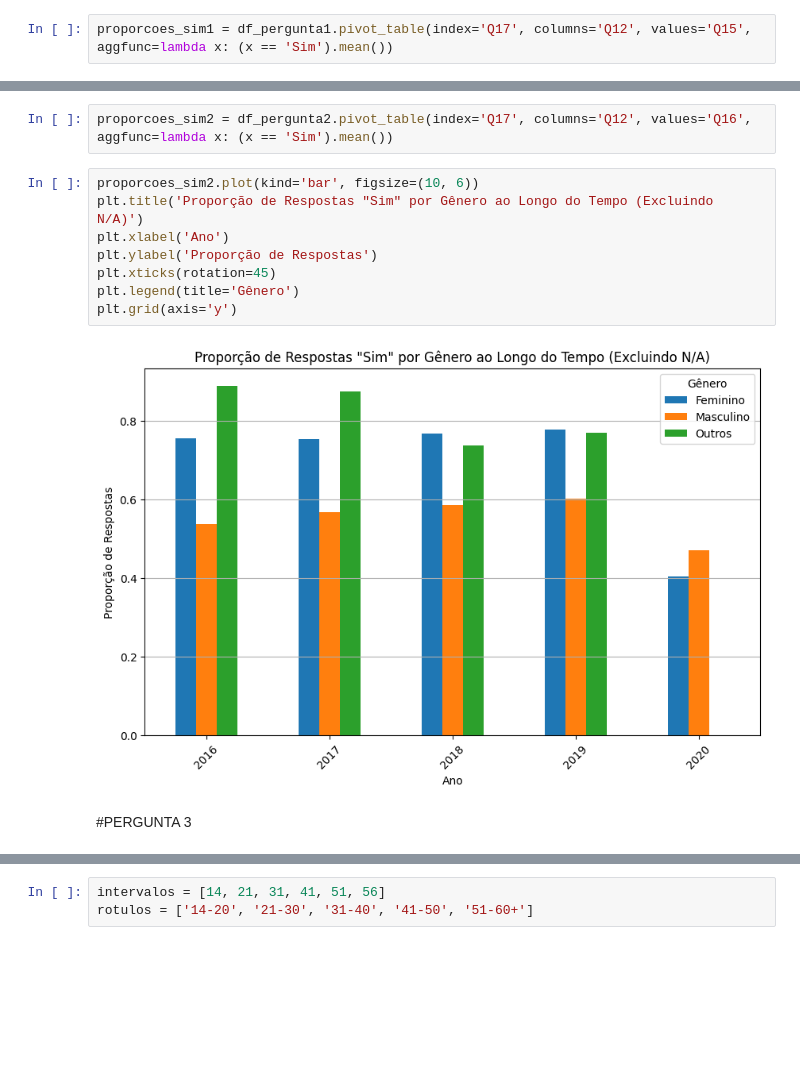
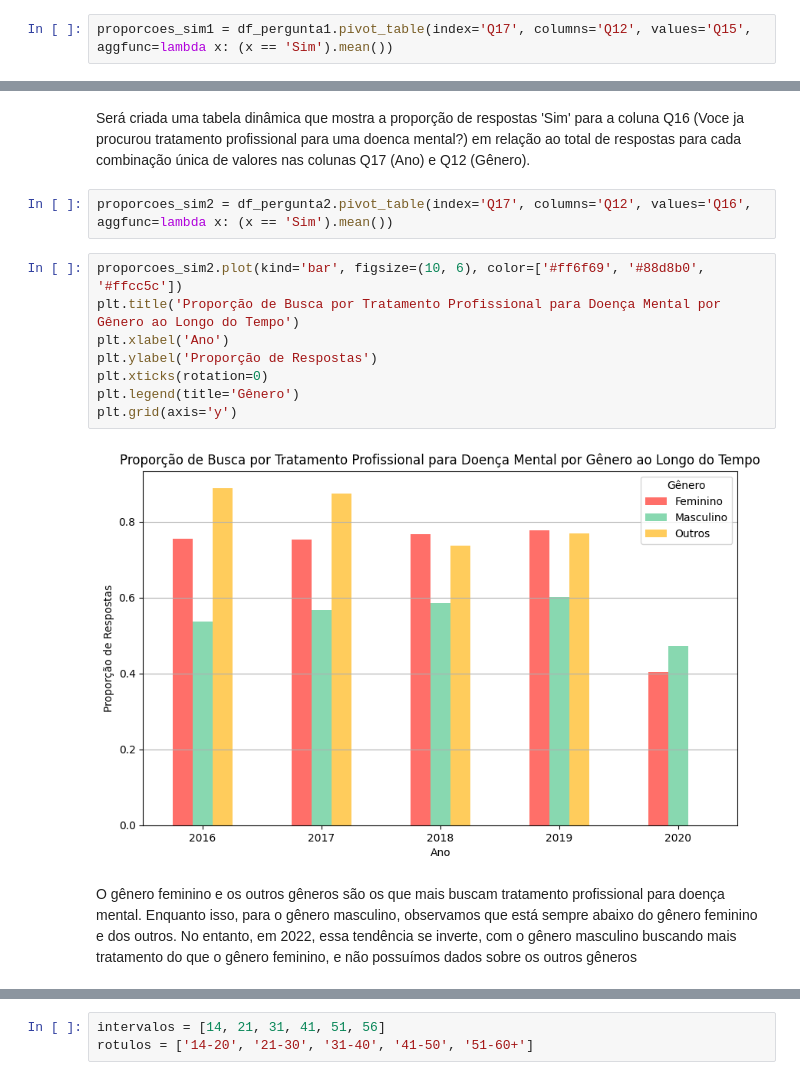
Before and after one commit to SabrinaDantas/projeto_coleta_e_preparacao_pucrs, a Jupyter notebook: projeto_coleta_e_preparacao_fase02.ipynb, the cells around one changed output, grey strips where cells are left out. Drawn from its saved outputs; the diff is of its cells as text; blank space fills up the shorter version.

```diff
--- a/projeto_coleta_e_preparacao_fase02.ipynb
+++ b/projeto_coleta_e_preparacao_fase02.ipynb
@@ -948,14 +932,16 @@ plt.grid(axis='y')
+# %% [markdown]
+Será criada uma tabela dinâmica que mostra a proporção de respostas 'Sim' para a coluna Q16 (Voce ja procurou tratamento profissional para uma doenca mental?) em relação ao total de respostas para cada combinação única de valores nas colunas Q17 (Ano) e Q12 (Gênero).
 # %%
 proporcoes_sim2 = df_pergunta2.pivot_table(index='Q17', columns='Q12', values='Q16', aggfunc=lambda x: (x == 'Sim').mean())
 # %%
-proporcoes_sim2.plot(kind='bar', figsize=(10, 6))
-plt.title('Proporção de Respostas "Sim" por Gênero ao Longo do Tempo (Excluindo N/A)')
+proporcoes_sim2.plot(kind='bar', figsize=(10, 6), color=['#ff6f69', '#88d8b0', '#ffcc5c'])
+plt.title('Proporção de Busca por Tratamento Profissional para Doença Mental por Gênero ao Longo do Tempo')
 plt.xlabel('Ano')
 plt.ylabel('Proporção de Respostas')
-plt.xticks(rotation=45)
+plt.xticks(rotation=0)
 plt.legend(title='Gênero')
 plt.grid(axis='y')
 # %% [output]
-[figure, old version]
+[figure, new version]
-# %% [markdown]
-#PERGUNTA 3
+# %% [markdown]
+O gênero feminino e os outros gêneros são os que mais buscam tratamento profissional para doença mental. Enquanto isso, para o gênero masculino, observamos que está sempre abaixo do gênero feminino e dos outros. No entanto, em 2022, essa tendência se inverte, com o gênero masculino buscando mais tratamento do que o gênero feminino, e não possuímos dados sobre os outros gêneros
```
Also changed, not shown: parts of 69 cells of this notebook.
